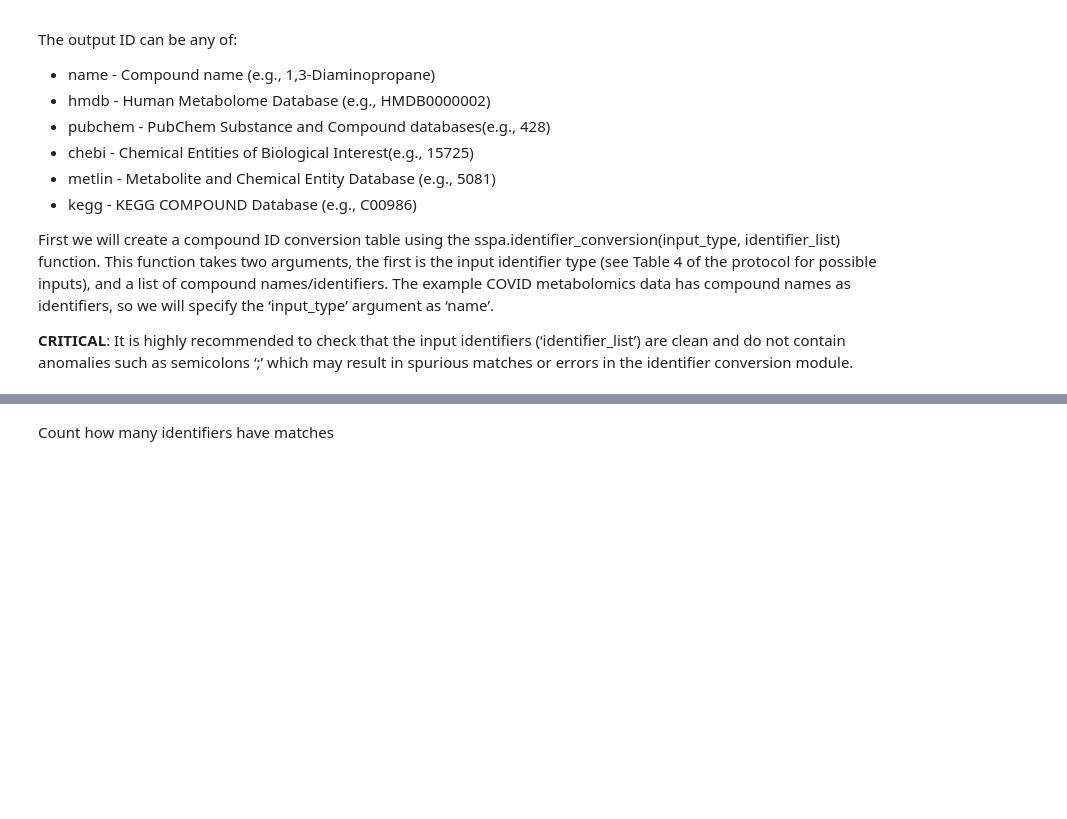
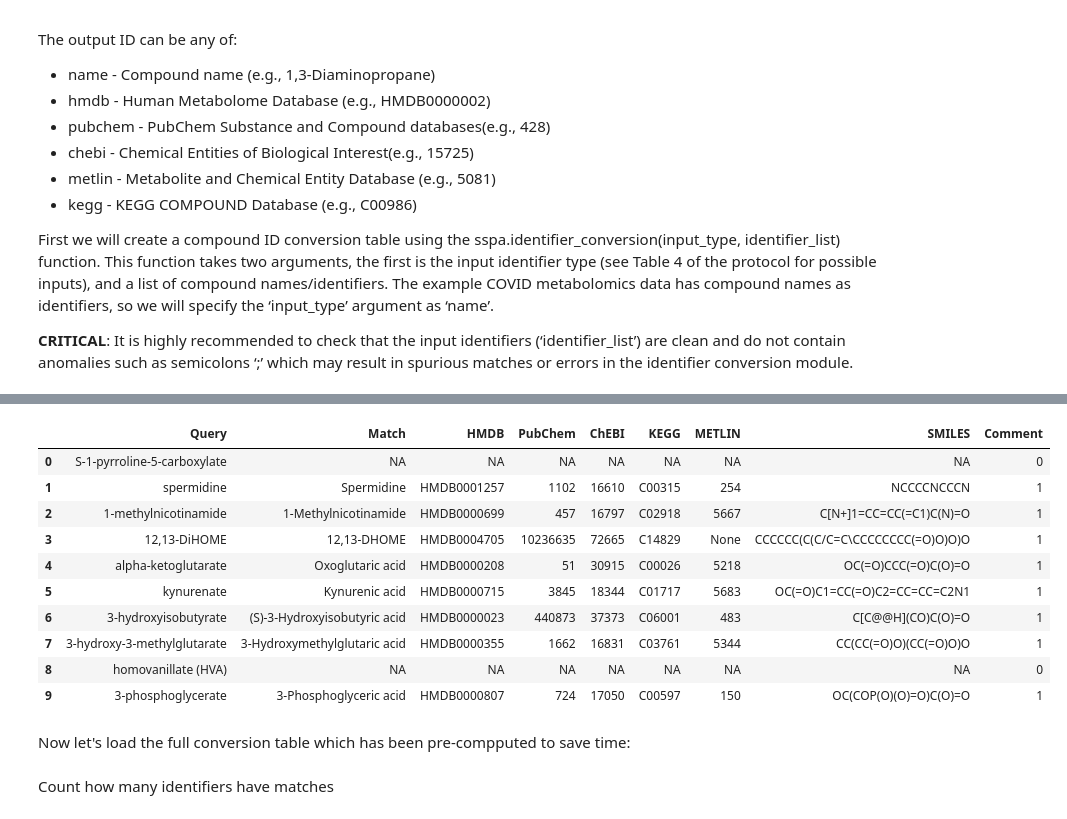
Before and after one commit to cwieder/SymbNET_tutorial, a Jupyter notebook: SymbNET_Pathway_Analysis_tutorial.ipynb, the cells around one changed output, grey strips where cells are left out. Saved outputs shown, nothing was run; the diff lists cells and outputs as text; code cells hidden in the pictures; blank space fills up the shorter version.

```diff
--- a/SymbNET_Pathway_Analysis_tutorial.ipynb
+++ b/SymbNET_Pathway_Analysis_tutorial.ipynb
@@ -157,3 +210,5 @@ Use the identifier_conversion function to get identifier mappings. Change the in
 # %%
 compound_names = processed_data.columns.tolist()
-conversion_table = sspa.identifier_conversion(input_type="name", compound_list=compound_names)
+
+# tiny example with 10 compounds
+conversion_table_tiny = sspa.identifier_conversion(input_type="name", compound_list=compound_names[0:10])
@@ -175,0 +215,16 @@ conversion_table
+# %%
+conversion_table_tiny
+# %% [output]
+|  | Query | Match | HMDB | PubChem | ChEBI | KEGG | METLIN | SMILES | Comment |
+| 0 | S-1-pyrroline-5-carboxylate | NA | NA | NA | NA | NA | NA | NA | 0 |
+| 1 | spermidine | Spermidine | HMDB0001257 | 1102 | 16610 | C00315 | 254 | NCCCCNCCCN | 1 |
+| 2 | 1-methylnicotinamide | 1-Methylnicotinamide | HMDB0000699 | 457 | 16797 | C02918 | 5667 | C[N+]1=CC=CC(=C1)C(N)=O | 1 |
+| 3 | 12,13-DiHOME | 12,13-DHOME | HMDB0004705 | 10236635 | 72665 | C14829 | None | CCCCCC(C(C/C=C\CCCCCCCC(=O)O)O)O | 1 |
+| 4 | alpha-ketoglutarate | Oxoglutaric acid | HMDB0000208 | 51 | 30915 | C00026 | 5218 | OC(=O)CCC(=O)C(O)=O | 1 |
+| 5 | kynurenate | Kynurenic acid | HMDB0000715 | 3845 | 18344 | C01717 | 5683 | OC(=O)C1=CC(=O)C2=CC=CC=C2N1 | 1 |
+| 6 | 3-hydroxyisobutyrate | (S)-3-Hydroxyisobutyric acid | HMDB0000023 | 440873 | 37373 | C06001 | 483 | C[C@@H](CO)C(O)=O | 1 |
+| 7 | 3-hydroxy-3-methylglutarate | 3-Hydroxymethylglutaric acid | HMDB0000355 | 1662 | 16831 | C03761 | 5344 | CC(CC(=O)O)(CC(=O)O)O | 1 |
+| 8 | homovanillate (HVA) | NA | NA | NA | NA | NA | NA | NA | 0 |
+| 9 | 3-phosphoglycerate | 3-Phosphoglyceric acid | HMDB0000807 | 724 | 17050 | C00597 | 150 | OC(COP(O)(O)=O)C(O)=O | 1 |
+# %% [markdown]
+Now let's load the full conversion table which has been pre-compputed to save time:
```
Also changed, not shown: parts of 14 cells of this notebook.
